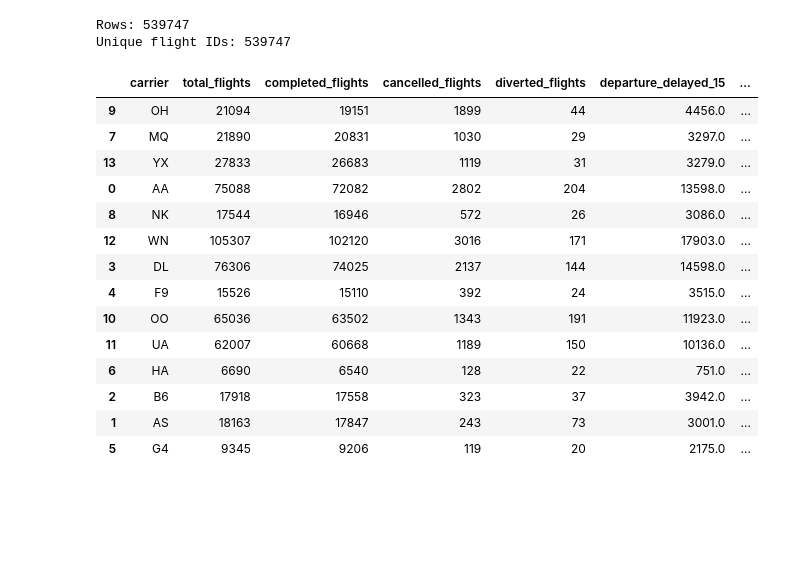
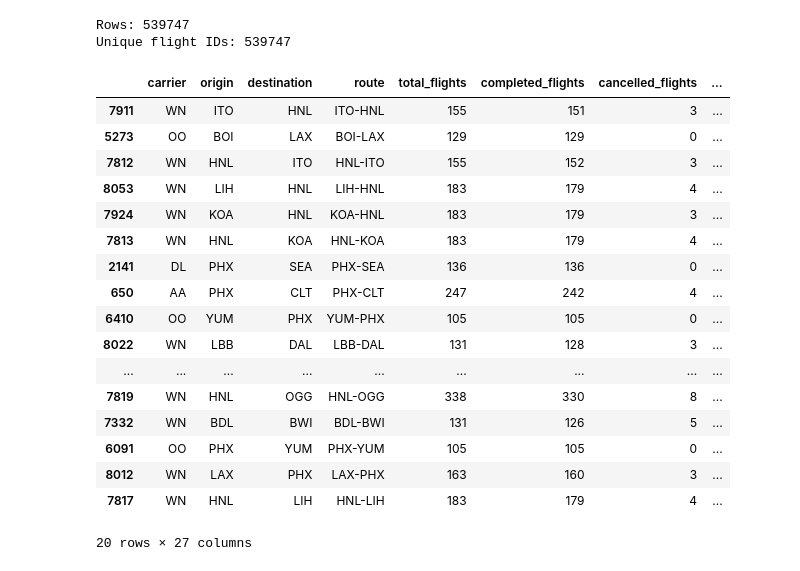
Before and after one commit to AmitParmar3/USA-Flight-Data-Visualiser, a Jupyter notebook: Notebooks/01_data_exploration.ipynb, the cells around one changed output. Cells and saved outputs as stored; diff of their text form; code cells hidden in the pictures; blank space fills up the shorter version.

```diff
--- a/Notebooks/01_data_exploration.ipynb
+++ b/Notebooks/01_data_exploration.ipynb
@@ -633,40 +647,45 @@ Unique flight IDs: 539747
 # %%
 import importlib
 import src.analytics
 
 importlib.reload(src.analytics)
 
-carrier_metrics = src.analytics.calculate_carrier_metrics(
-    flight_fact
+carrier_route_metrics = (
+    src.analytics.calculate_carrier_route_metrics(
+        flight_fact
+    )
 )
 
-carrier_metrics
+carrier_route_metrics.shape
+carrier_route_reliable = carrier_route_metrics[
+    carrier_route_metrics["total_flights"] >= 100
+].copy()
 
-carrier_metrics.sort_values(
+carrier_route_reliable.sort_values(
     "arrival_delay_rate",
     ascending=False
-)
-carrier_metrics.sort_values(
-    "cancellation_rate",
-    ascending=False
-)
-carrier_metrics.sort_values(
-    "total_flights",
-    ascending=False
-)
+).head(20)
+
+carrier_route_reliable.sort_values(
+    "arrival_delay_rate",
+    ascending=True
+).head(20)
 # %% [output]
-|  | carrier | total_flights | completed_flights | cancelled_flights | diverted_flights | departure_delayed_15 | ... |
-| 9 | OH | 21094 | 19151 | 1899 | 44 | 4456.0 | ... |
-| 7 | MQ | 21890 | 20831 | 1030 | 29 | 3297.0 | ... |
-| 13 | YX | 27833 | 26683 | 1119 | 31 | 3279.0 | ... |
-| 0 | AA | 75088 | 72082 | 2802 | 204 | 13598.0 | ... |
-| 8 | NK | 17544 | 16946 | 572 | 26 | 3086.0 | ... |
-| 12 | WN | 105307 | 102120 | 3016 | 171 | 17903.0 | ... |
-| 3 | DL | 76306 | 74025 | 2137 | 144 | 14598.0 | ... |
-| 4 | F9 | 15526 | 15110 | 392 | 24 | 3515.0 | ... |
-| 10 | OO | 65036 | 63502 | 1343 | 191 | 11923.0 | ... |
-| 11 | UA | 62007 | 60668 | 1189 | 150 | 10136.0 | ... |
-| 6 | HA | 6690 | 6540 | 128 | 22 | 751.0 | ... |
-| 2 | B6 | 17918 | 17558 | 323 | 37 | 3942.0 | ... |
-| 1 | AS | 18163 | 17847 | 243 | 73 | 3001.0 | ... |
-| 5 | G4 | 9345 | 9206 | 119 | 20 | 2175.0 | ... |
+|  | carrier | origin | destination | route | total_flights | completed_flights | cancelled_flights | ... |
+| 7911 | WN | ITO | HNL | ITO-HNL | 155 | 151 | 3 | ... |
+| 5273 | OO | BOI | LAX | BOI-LAX | 129 | 129 | 0 | ... |
+| 7812 | WN | HNL | ITO | HNL-ITO | 155 | 152 | 3 | ... |
+| 8053 | WN | LIH | HNL | LIH-HNL | 183 | 179 | 4 | ... |
+| 7924 | WN | KOA | HNL | KOA-HNL | 183 | 179 | 3 | ... |
+| 7813 | WN | HNL | KOA | HNL-KOA | 183 | 179 | 4 | ... |
+| 2141 | DL | PHX | SEA | PHX-SEA | 136 | 136 | 0 | ... |
+| 650 | AA | PHX | CLT | PHX-CLT | 247 | 242 | 4 | ... |
+| 6410 | OO | YUM | PHX | YUM-PHX | 105 | 105 | 0 | ... |
+| 8022 | WN | LBB | DAL | LBB-DAL | 131 | 128 | 3 | ... |
+| ... | ... | ... | ... | ... | ... | ... | ... | ... |
+| 7819 | WN | HNL | OGG | HNL-OGG | 338 | 330 | 8 | ... |
+| 7332 | WN | BDL | BWI | BDL-BWI | 131 | 126 | 5 | ... |
+| 6091 | OO | PHX | YUM | PHX-YUM | 105 | 105 | 0 | ... |
+| 8012 | WN | LAX | PHX | LAX-PHX | 163 | 160 | 3 | ... |
+| 7817 | WN | HNL | LIH | HNL-LIH | 183 | 179 | 4 | ... |
+20 rows × 27 columns
```
Also changed, not shown: parts of 30 cells of this notebook, 2 other files.
